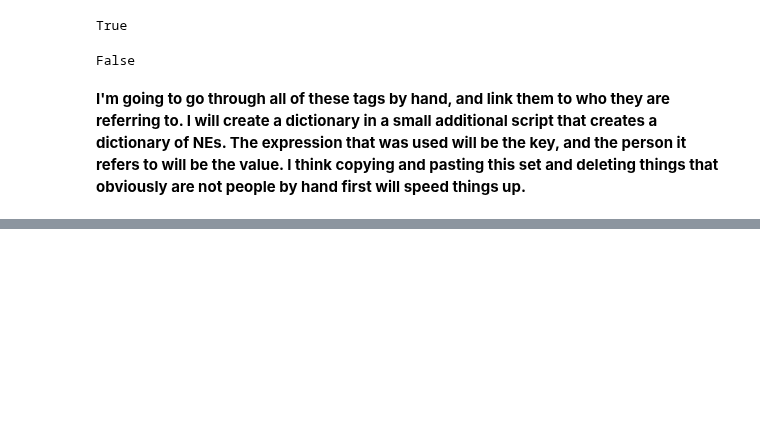
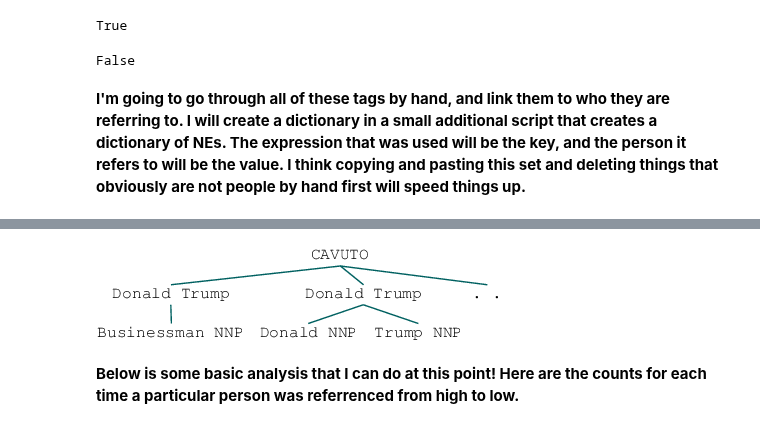
Before and after one commit to Data-Science-for-Linguists/2016-Debates-and-Referring-Expressions, a Jupyter notebook: NER_annotating.ipynb, the cells around one changed output, grey strips where cells are left out. Saved outputs shown, nothing was run; the diff lists cells and outputs as text; code cells hidden in the pictures; blank space fills up the shorter version.

```diff
--- a/NER_annotating.ipynb
+++ b/NER_annotating.ipynb
@@ -196,0 +211,3 @@ f.close()
+# %%
+links = [x.strip().split(';') for x in name_link]
+links[30:50]
@@ -196,0 +216,2 @@ f.close()
+# %%
+link_dict = {x[0]:x[1] for x in links}
@@ -196,0 +242,16 @@ f.close()
+# %%
+def name_linking(trees):
+    name = ''
+    for tree in trees:
+        for chunk in tree:
+            if hasattr(chunk, 'label'):
+                if chunk.label() == 'PERSON':
+                    for leaf in chunk.leaves():
+                        name+=' '+str(leaf[0])
+                        if name.strip() in link_dict.keys():
+                            name = name.strip()
+                            chunk.set_label(link_dict[name])
+                            name = ''
+    return tree
+# %%
+master_df['Tree'] = master_df.Tree.map(name_linking)
@@ -196,0 +267,6 @@ f.close()
+# %%
+master_df.iloc[8][-1]
+# %% [output]
+[figure, added]
+# %% [markdown]
+**Below is some basic analysis that I can do at this point! Here are the counts for each time a particular person was referrenced from high to low.**
```
Also changed, not shown: parts of 18 cells of this notebook.
